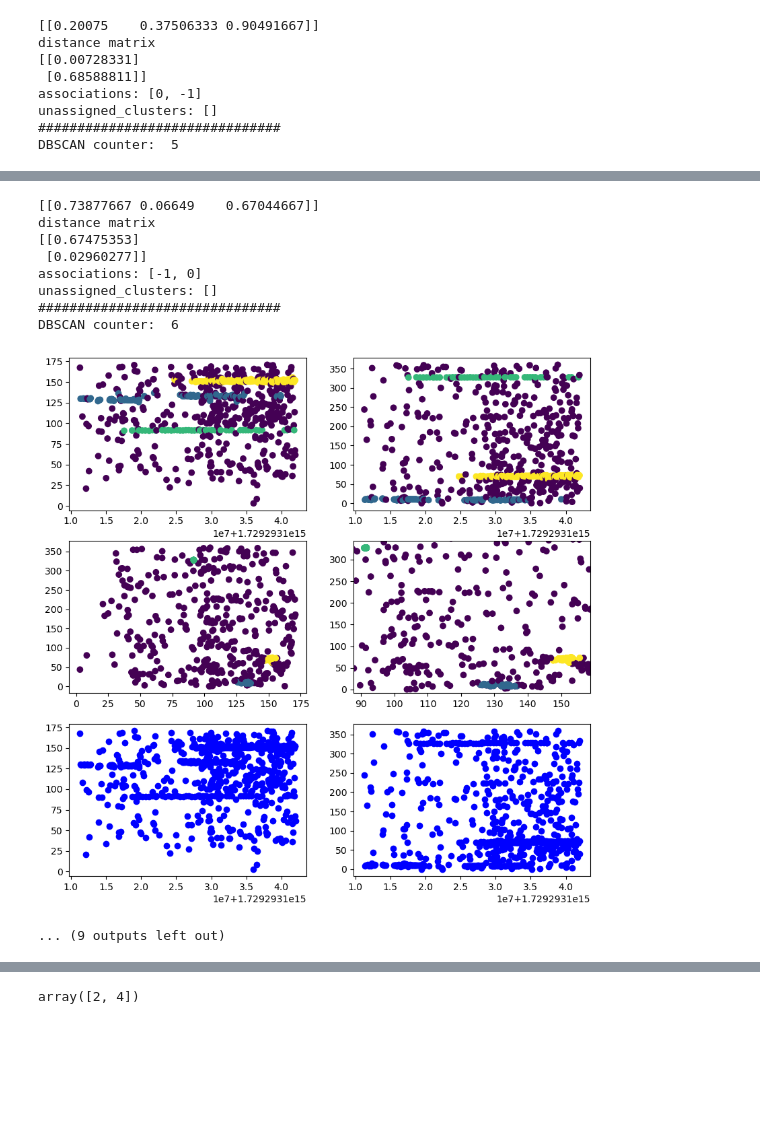
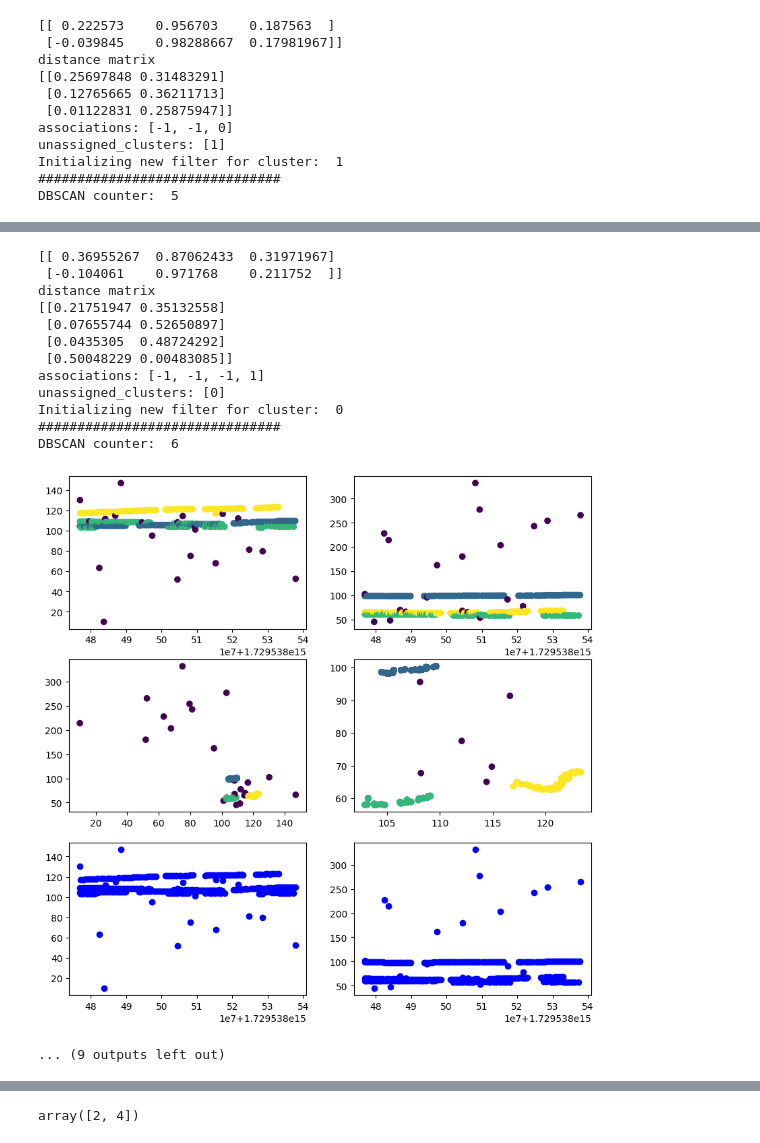
Before and after one commit to WAaronD/FreeWILLI_wasd, a Jupyter notebook: Python/Visualizations/TrackDBSCAN-Adapt-EXP-DOA.ipynb, the cells around one changed output, grey strips where cells are left out. Saved outputs shown, nothing was run; the diff lists cells and outputs as text; code cells hidden in the pictures; blank space fills up the shorter version.

```diff
--- a/Python/Visualizations/TrackDBSCAN-Adapt-EXP-DOA.ipynb
+++ b/Python/Visualizations/TrackDBSCAN-Adapt-EXP-DOA.ipynb
@@ -38,8 +38,8 @@ def plot_dbscan_output(df, labels):
     global_counter +=1
     print("DBSCAN counter: ",global_counter)
     fig, axs = plt.subplots(3, 2, figsize=(10, 10))
-    axs[0,0].scatter(df["usec_since_Unix_Start"], df["El."], marker='o', c=labels)
-    axs[0,1].scatter(df["usec_since_Unix_Start"], df["Az."], marker='o', c=labels)
+    axs[0,0].scatter(df["PeakTime"], df["El."], marker='o', c=labels)
+    axs[0,1].scatter(df["PeakTime"], df["Az."], marker='o', c=labels)
     axs[1,0].scatter(df["El."], df["Az."], marker='o', c=labels)
 
     inds = labels > -1
@@ -51,8 +51,8 @@ def plot_dbscan_output(df, labels):
     axs[1,1].set_xlim(x_limits)
     axs[1,1].set_ylim(y_limits)
 
-    axs[2,0].scatter(df["usec_since_Unix_Start"], df["El."], marker='o', c='b')
-    axs[2,1].scatter(df["usec_since_Unix_Start"], df["Az."], marker='o', c='b')
+    axs[2,0].scatter(df["PeakTime"], df["El."], marker='o', c='b')
+    axs[2,1].scatter(df["PeakTime"], df["Az."], marker='o', c='b')
     plt.show()
 
 def plot_log(kalman_log, file_path):
@@ -514,7 +514,7 @@ class Tracker:
 
 # Load the data as per your existing code
 column_names = [
-    "usec_since_Unix_Start", "Energy", "DOA_x", "DOA_y", "DOA_z", "TDOA12", "TDOA13", "TDOA14",
+    "PeakTime", "Amplitude", "DOA_x", "DOA_y", "DOA_z", "TDOA12", "TDOA13", "TDOA14",
     "TDOA23", "TDOA24", "TDOA34", "Xcorr12", "Xcorr13", "Xcorr14",
     "Xcorr23", "Xcorr24", "Xcorr34"
 ]
@@ -527,22 +527,24 @@ path_doa = "../../C/deployment_files/2024-10-1-15-19-31-643613_detection"
 #path_doa = "../../C/deployment_files/2024-10-1-16-41-10-645933_detection" #track103
 #path_doa = "../../C/deployment_files/test_this.txt" #132
 path_doa = "../../C/deployment_files/track_154.txt" #132
+path_doa = "../../C/deployment_files/new.txt"
 
 #path_doa = "../2024-9-12-9-36-14-51349_detection"
-df = pd.read_csv(path_doa, delim_whitespace=True, names=column_names, skiprows=1)
+#df = pd.read_csv(path_doa, delim_whitespace=True, names=column_names, skiprows=1)
+df = pd.read_csv(path_doa, sep=',', names=column_names, skiprows=1)
 
 # Instantiate the tracker
 tracker = Tracker(eps=.04, min_samples=15, missed_update_threshold=4) #.027 same until 7
-
+print(df)
 # Main processing loop (outside the class)
-time_intervals = np.linspace(df["usec_since_Unix_Start"].min(), df["usec_since_Unix_Start"].max(), num=20)
+time_intervals = np.linspace(df["PeakTime"].min(), df["PeakTime"].max(), num=20)
 grouped_time_intervals = []
 
 for ind in range(len(time_intervals) - 1):
     # Select the data within the current interval
     observations = df[
-        (df["usec_since_Unix_Start"] > time_intervals[ind]) &
-        (df["usec_since_Unix_Start"] <= time_intervals[ind + 1])
+        (df["PeakTime"] > time_intervals[ind]) &
+        (df["PeakTime"] <= time_intervals[ind + 1])
     ]
 
     # Remove rows with any NaN values
@@ -567,7 +569,7 @@ for ind in range(len(time_intervals) - 1):
                 #observation = el_az_to_cartesian(observation)
                 observation = np.squeeze(observation)
                 #print(observation)
-                tracker.update_kalman_filters_continuous(observation, row['usec_since_Unix_Start'])
+                tracker.update_kalman_filters_continuous(observation, row['PeakTime'])
 
         grouped_time_intervals.append([time_intervals[ind], time_intervals[ind + 1]])
         tracker.process_batch(observations) # Handle batch updates
@@ -580,5 +582,5 @@ for ind in range(len(time_intervals) - 1):
             #observation = el_az_to_cartesian(observation)
             observation = np.squeeze(observation)
             #print(observation)
-            tracker.update_kalman_filters_continuous(observation, row['usec_since_Unix_Start'])
+            tracker.update_kalman_filters_continuous(observation, row['PeakTime'])
 # %% [output]
@@ -616,8 +635,11 @@ DBSCAN counter:  4
-[[0.20075    0.37506333 0.90491667]]
+[[ 0.222573    0.956703    0.187563  ]
+ [-0.039845    0.98288667  0.17981967]]
 distance matrix
-[[0.00728331]
- [0.68588811]]
-associations: [0, -1]
-unassigned_clusters: []
+[[0.25697848 0.31483291]
+ [0.12765665 0.36211713]
+ [0.01122831 0.25875947]]
+associations: [-1, -1, 0]
+unassigned_clusters: [1]
+Initializing new filter for cluster:  1
 ###############################
 DBSCAN counter:  5
@@ -625,12 +647,16 @@ DBSCAN counter:  5
-[[0.73877667 0.06649    0.67044667]]
+[[ 0.36955267  0.87062433  0.31971967]
+ [-0.104061    0.971768    0.211752  ]]
 distance matrix
-[[0.67475353]
- [0.02960277]]
-associations: [-1, 0]
-unassigned_clusters: []
+[[0.21751947 0.35132558]
+ [0.07655744 0.52650897]
+ [0.0435305  0.48724292]
+ [0.50048229 0.00483085]]
+associations: [-1, -1, -1, 1]
+unassigned_clusters: [0]
+Initializing new filter for cluster:  0
 ###############################
 DBSCAN counter:  6
-[figure, old version]
+[figure, new version]
 ... (9 outputs left out)
 # %%
 plot_log(tracker.kalman_log, path_doa)
```
Also changed, not shown: parts of 2 cells of this notebook, 14 other files.
